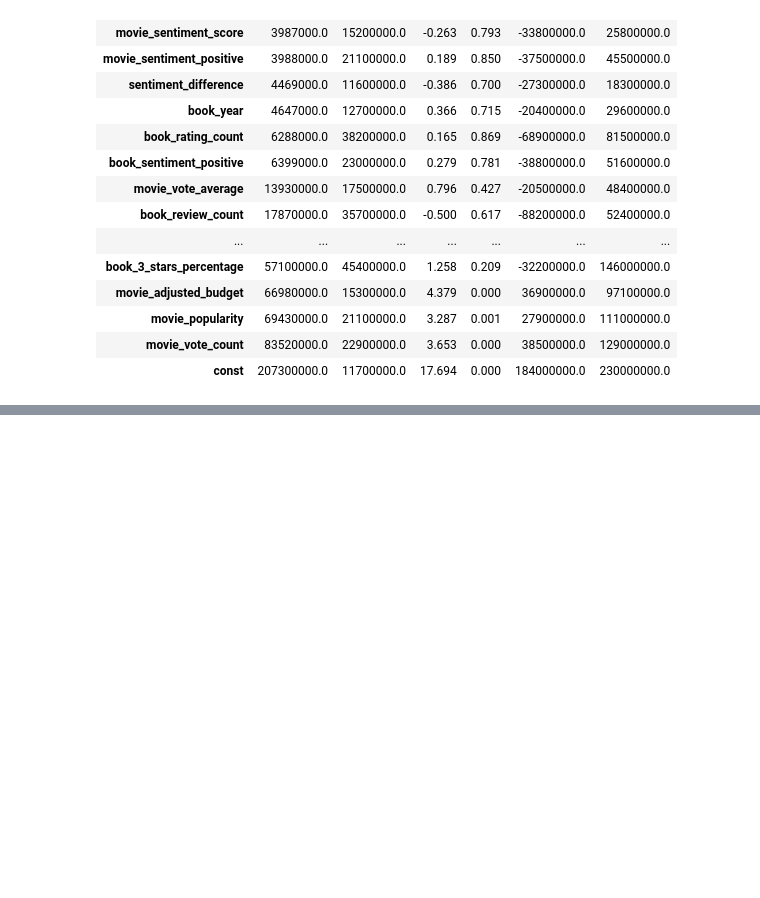
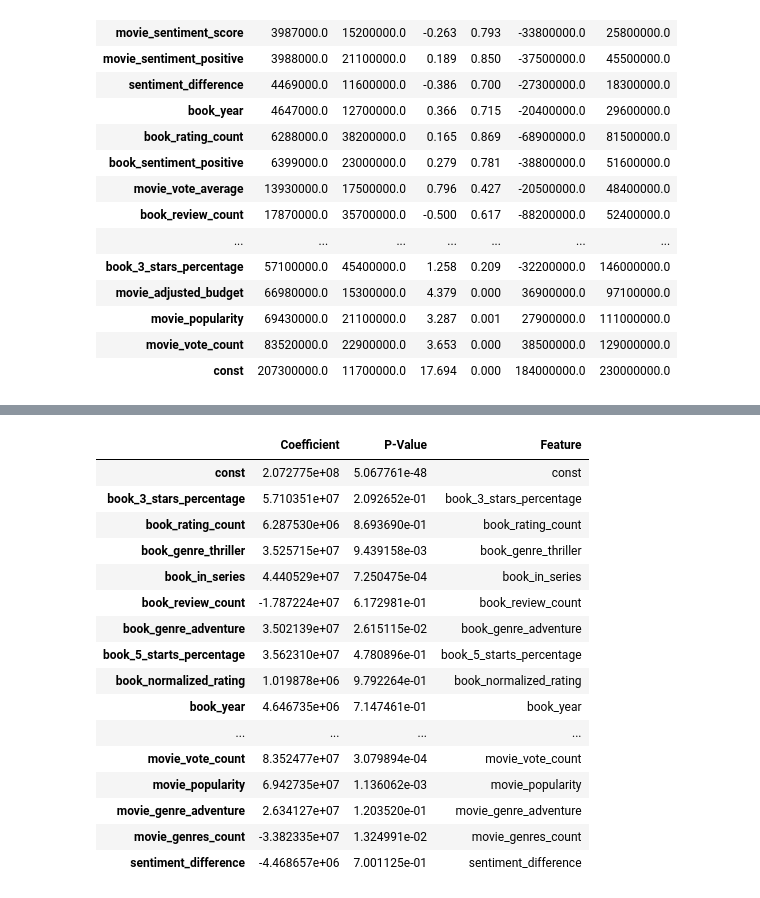
Before and after one commit to epfl-ada/ada-2024-project-datadruids, a Jupyter notebook: src/regression_book_movies.ipynb, the cells around one changed output, grey strips where cells are left out. Saved outputs shown, nothing was run; the diff lists cells and outputs as text; code cells hidden in the pictures; blank space fills up the shorter version.

```diff
--- a/src/regression_book_movies.ipynb
+++ b/src/regression_book_movies.ipynb
@@ -229,0 +322,28 @@ Passing literal html to 'read_html' is deprecated and will be removed in a futur
+# %%
+coefficients = results.params
+p_values = results.pvalues
+coeff_df = pd.DataFrame({
+    'Coefficient': coefficients,
+    'P-Value': p_values
+})
+coeff_df['Feature'] = coeff_df.index
+# Display the DataFrame
+display(coeff_df)
+# %% [output]
+|  | Coefficient | P-Value | Feature |
+| const | 2.072775e+08 | 5.067761e-48 | const |
+| book_3_stars_percentage | 5.710351e+07 | 2.092652e-01 | book_3_stars_percentage |
+| book_rating_count | 6.287530e+06 | 8.693690e-01 | book_rating_count |
+| book_genre_thriller | 3.525715e+07 | 9.439158e-03 | book_genre_thriller |
+| book_in_series | 4.440529e+07 | 7.250475e-04 | book_in_series |
+| book_review_count | -1.787224e+07 | 6.172981e-01 | book_review_count |
+| book_genre_adventure | 3.502139e+07 | 2.615115e-02 | book_genre_adventure |
+| book_5_starts_percentage | 3.562310e+07 | 4.780896e-01 | book_5_starts_percentage |
+| book_normalized_rating | 1.019878e+06 | 9.792264e-01 | book_normalized_rating |
+| book_year | 4.646735e+06 | 7.147461e-01 | book_year |
+| ... | ... | ... | ... |
+| movie_vote_count | 8.352477e+07 | 3.079894e-04 | movie_vote_count |
+| movie_popularity | 6.942735e+07 | 1.136062e-03 | movie_popularity |
+| movie_genre_adventure | 2.634127e+07 | 1.203520e-01 | movie_genre_adventure |
+| movie_genres_count | -3.382335e+07 | 1.324991e-02 | movie_genres_count |
+| sentiment_difference | -4.468657e+06 | 7.001125e-01 | sentiment_difference |
```
Also changed, not shown: parts of 7 cells of this notebook, 1 other file.
